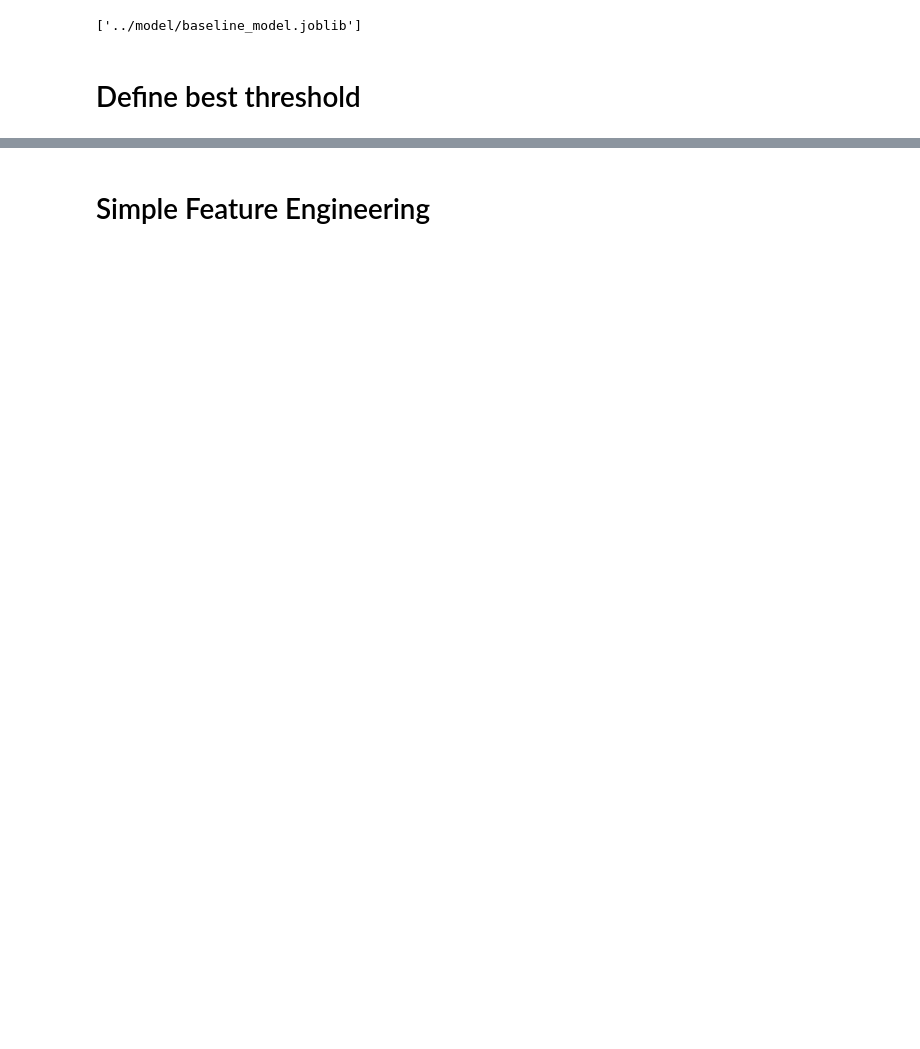
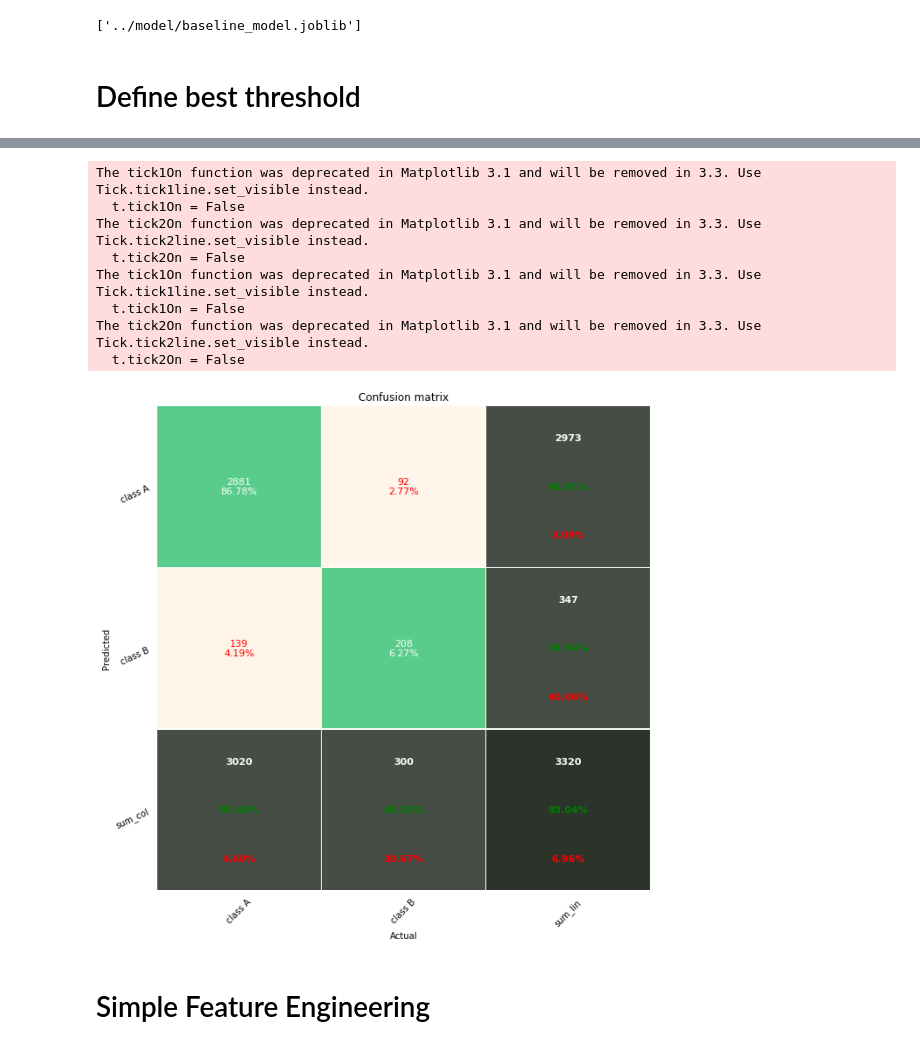
Before and after one commit to paveltr/text-classifier-test, a Jupyter notebook: notebooks/EDA.ipynb, the cells around one changed output, grey strips where cells are left out. Cells and saved outputs as stored; diff of their text form; code cells hidden in the pictures; blank space fills up the shorter version.

Commit message:
Added threshold

```diff
--- a/notebooks/EDA.ipynb
+++ b/notebooks/EDA.ipynb
@@ -280,3 +323,15 @@ plot_roc_auc_curve(model['logreg'].labels, model['logreg'].oof_predictions)
+# %%
+plot_confusion_matrix_from_data(model['logreg'].labels, (model['logreg'].oof_predictions >= model['logreg'].predict_threshold_)*1)
+# %% [output]
+The tick1On function was deprecated in Matplotlib 3.1 and will be removed in 3.3. Use Tick.tick1line.set_visible instead.
+  t.tick1On = False
+The tick2On function was deprecated in Matplotlib 3.1 and will be removed in 3.3. Use Tick.tick2line.set_visible instead.
+  t.tick2On = False
+The tick1On function was deprecated in Matplotlib 3.1 and will be removed in 3.3. Use Tick.tick1line.set_visible instead.
+  t.tick1On = False
+The tick2On function was deprecated in Matplotlib 3.1 and will be removed in 3.3. Use Tick.tick2line.set_visible instead.
+  t.tick2On = False
+[figure, added]
 # %% [markdown]
 # Simple Feature Engineering
 # %%
```
Also changed, not shown: parts of 21 cells of this notebook, 2 other files.
